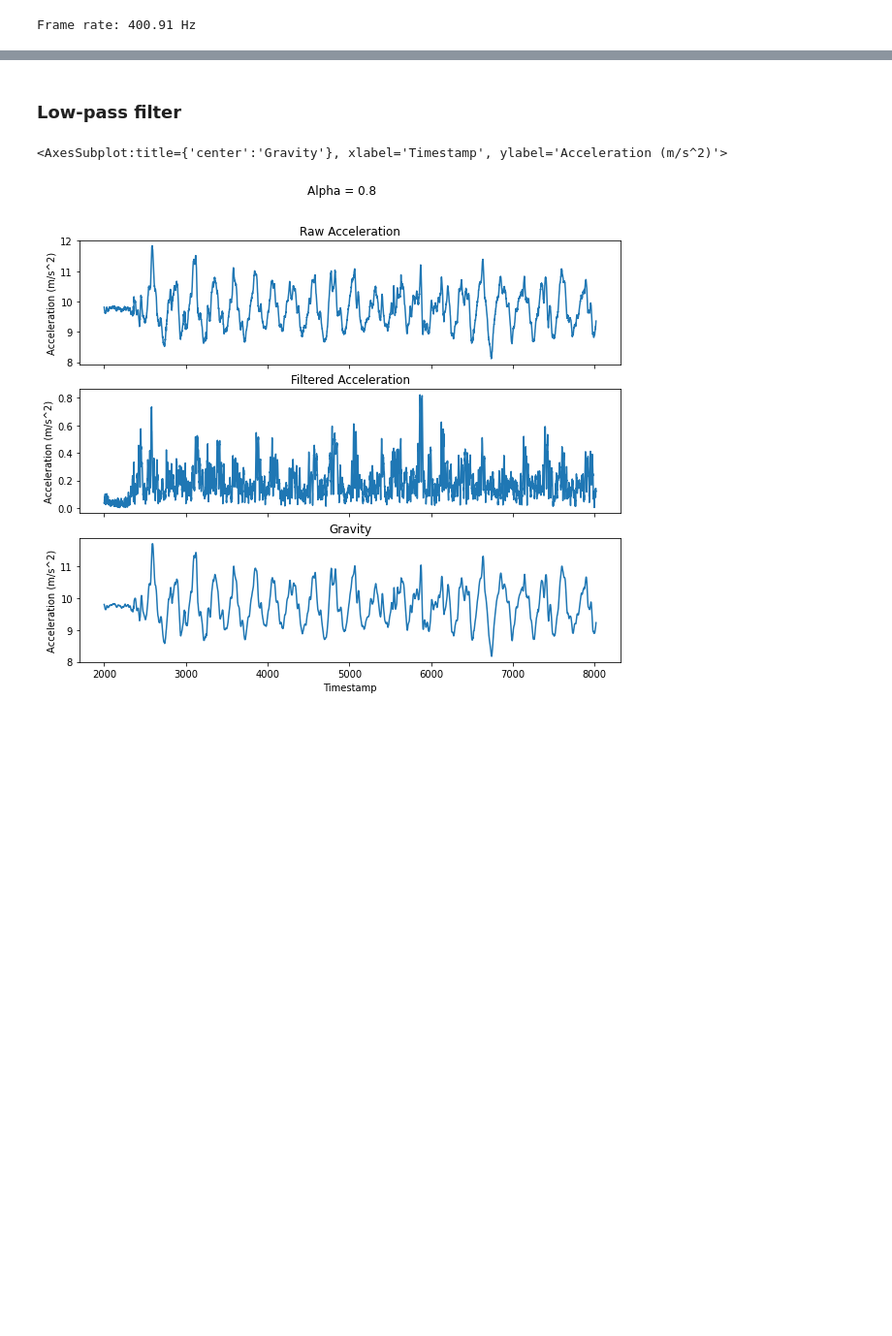
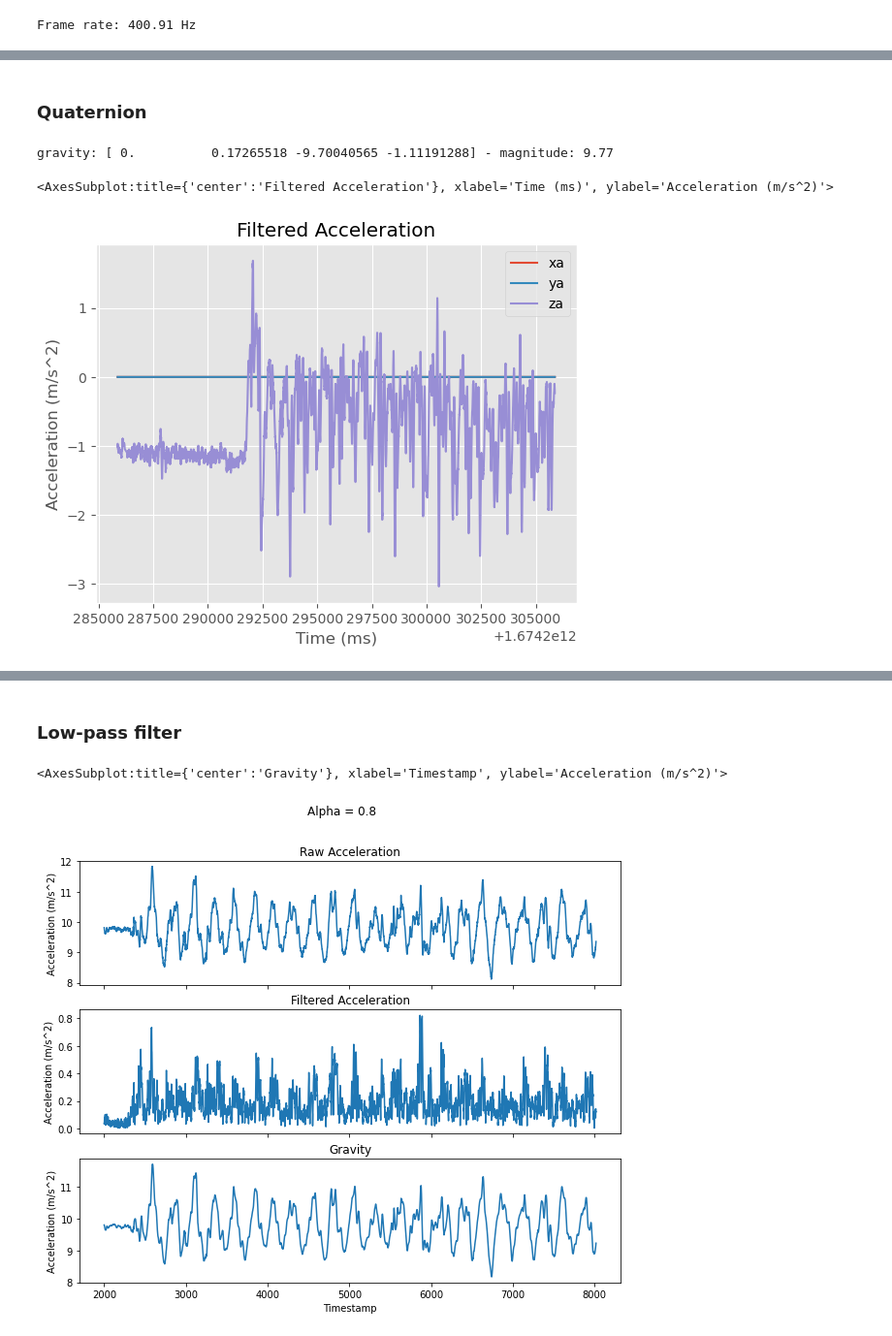
Before and after one commit to localization-as-a-service/local-registration, a Jupyter notebook: imu_trajectory_estimation.ipynb, the cells around one changed output, grey strips where cells are left out. Shown at 97% size. Saved outputs shown, nothing was run; the diff lists cells and outputs as text; code cells hidden in the pictures; blank space fills up the shorter version.

Commit message:
quaternion calculation

```diff
--- a/imu_trajectory_estimation.ipynb
+++ b/imu_trajectory_estimation.ipynb
@@ -43,0 +87,13 @@ Frame rate: 400.91 Hz
+# %%
+imu_df = imu_df.iloc[200:]
+# compute dt in seconds
+imu_df.loc[:, "dt"] = np.concatenate([[0], (imu_df.timestamp.values[1:] - imu_df.timestamp.values[:-1]) / 1000])
+# remove first row as the dt is 0
+imu_df = imu_df.iloc[1:]
+# reset index in pandas data frame
+imu_df.reset_index(drop=True, inplace=True)
+
+# Fill 0 for displacement, angles, and coordinates
+imu_df.loc[:, "x"] = np.zeros(len(imu_df))
+imu_df.loc[:, "y"] = np.zeros(len(imu_df))
+imu_df.loc[:, "z"] = np.zeros(len(imu_df))
@@ -43,0 +158,2 @@ Frame rate: 400.91 Hz
+# %% [markdown]
+### Quaternion
@@ -43,0 +188,35 @@ Frame rate: 400.91 Hz
+# %%
+win_len = int(frame_rate * 4)
+gravity = imu_df.iloc[:win_len, 1:4].mean().values
+gravity = np.array([0, *gravity])
+imu_df = imu_df.iloc[win_len:]
+
+print(f"gravity: {gravity} - magnitude: {np.linalg.norm(gravity):.2f}")
+# %% [output]
+gravity: [ 0.          0.17265518 -9.70040565 -1.11191288] - magnitude: 9.77
+# %%
+angle = [0, 0, 0]
+
+for n in tqdm.trange(1, imu_df.shape[0]):
+    acceleration = imu_df.iloc[n, 1:4].values
+    omega = imu_df.iloc[n, 4:7].values
+
+    dt = (imu_df.iloc[n, 0] - imu_df.iloc[n - 1, 0]) / 1e3
+
+    angle = [angle[j] + omega[j] * dt for j in range(3)]
+
+    q = get_quaternion_from_euler(angle[0], angle[1], angle[2])
+
+    linear_acceleration = acceleration + np.array(quaternion_multiply(quaternion_multiply(q[0] ,gravity), q[1])[1:])
+
+    imu_df.iloc[n, 1] = linear_acceleration[0]
+    imu_df.iloc[n, 2] = linear_acceleration[1]
+    imu_df.iloc[n, 3] = linear_acceleration[2]
+
+# remove first row
+imu_df = imu_df.iloc[1:]
+# %%
+imu_df.plot(x="timestamp", y=["xa", "ya", "za"], xlabel="Time (ms)", ylabel="Acceleration (m/s^2)", title="Filtered Acceleration")
+# %% [output]
+<AxesSubplot:title={'center':'Filtered Acceleration'}, xlabel='Time (ms)', ylabel='Acceleration (m/s^2)'>
+[figure, added]
```
Also changed, not shown: parts of 24 cells of this notebook, 1 other file.
